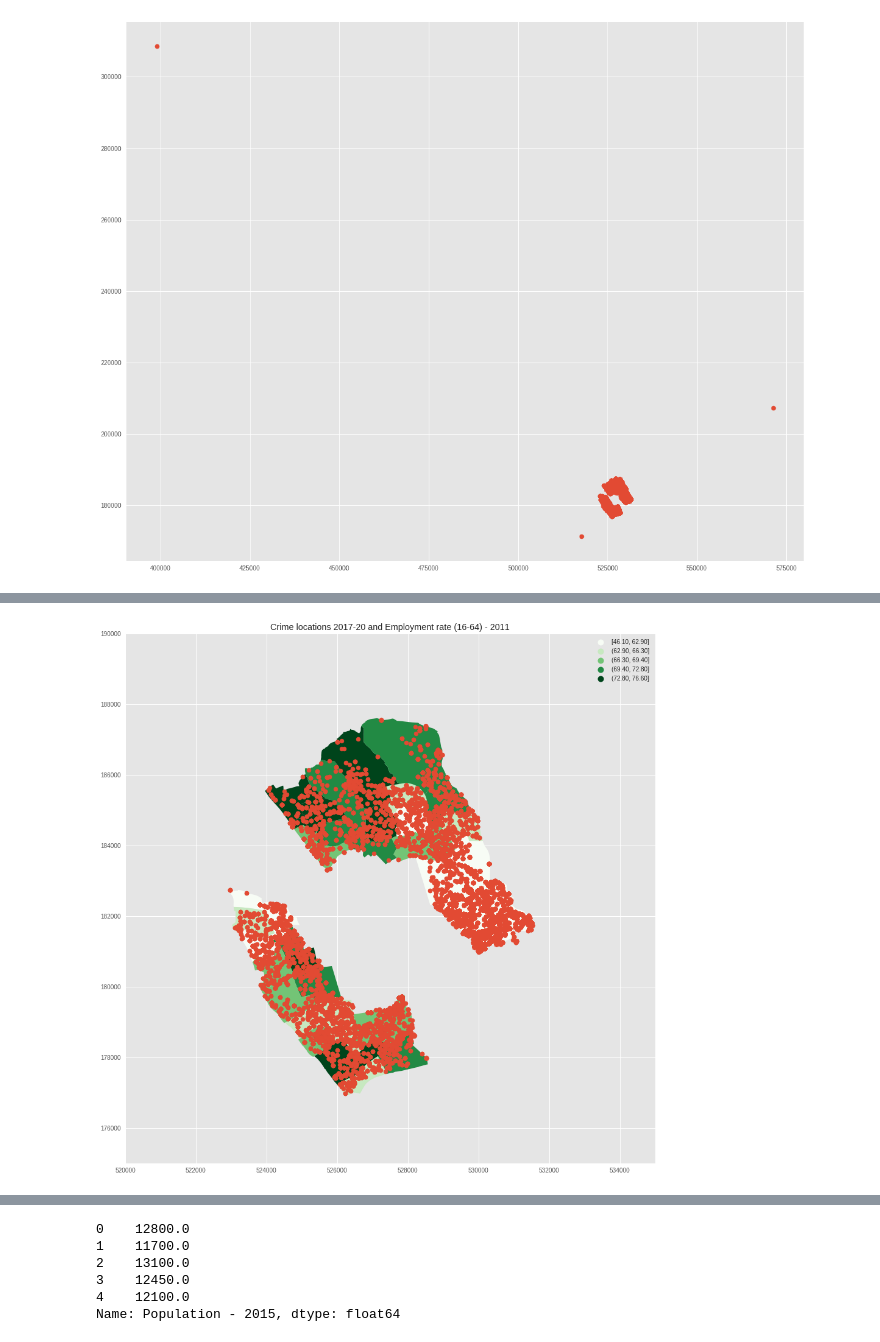
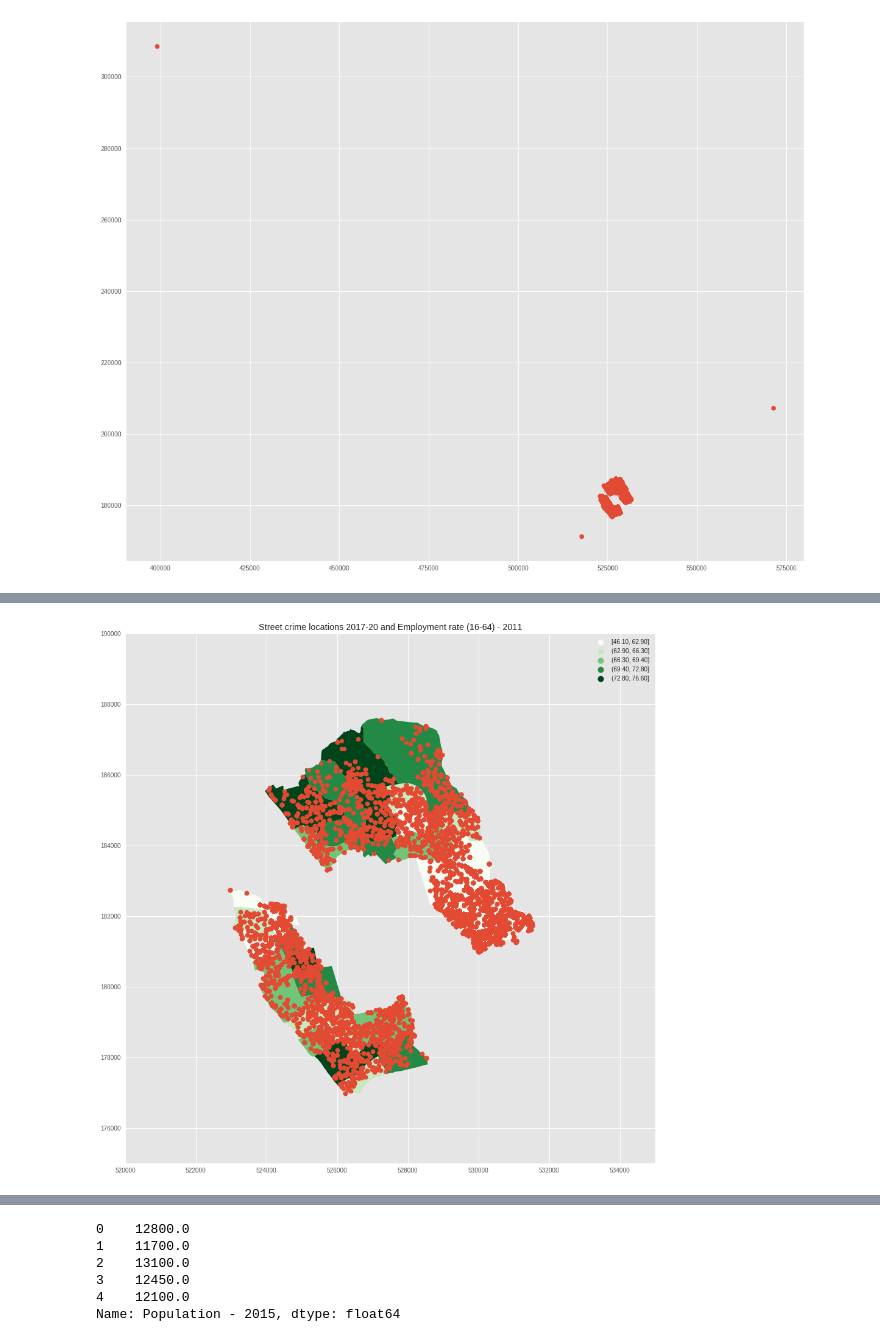
Before and after one commit to naomiburgess/QM2group15, a Jupyter notebook: Chloropleth_map.ipynb, the cells around one changed output, grey strips where cells are left out. Cells and saved outputs as stored; diff of their text form; code cells hidden in the pictures.

```diff
--- a/Chloropleth_map.ipynb
+++ b/Chloropleth_map.ipynb
@@ -318,12 +318,12 @@ crime.plot(ax=ax).get_figure().savefig('crimelocation.png')
 # %%
 ax = df_joined.plot(column='Employment rate (16-64) - 2011', cmap='Greens', scheme='quantiles', k=5, legend=True)
-plt.title('Crime locations 2017-20 and Employment rate (16-64) - 2011')
+plt.title('Street crime locations 2017-20 and Employment rate (16-64) - 2011')
 plt.xlim(520000,535000)
 plt.ylim(175000,190000)
 
 
 crime.plot(ax=ax).get_figure().savefig('crimelocation_employment.png')
 # %% [output]
-[figure, old version]
+[figure, new version]
 # %%
 ax = df_joined.plot(column='Population - 2015', cmap='Greens', scheme='quantiles', k=5, legend=True)
```
Also changed, not shown: parts of 25 cells of this notebook.
